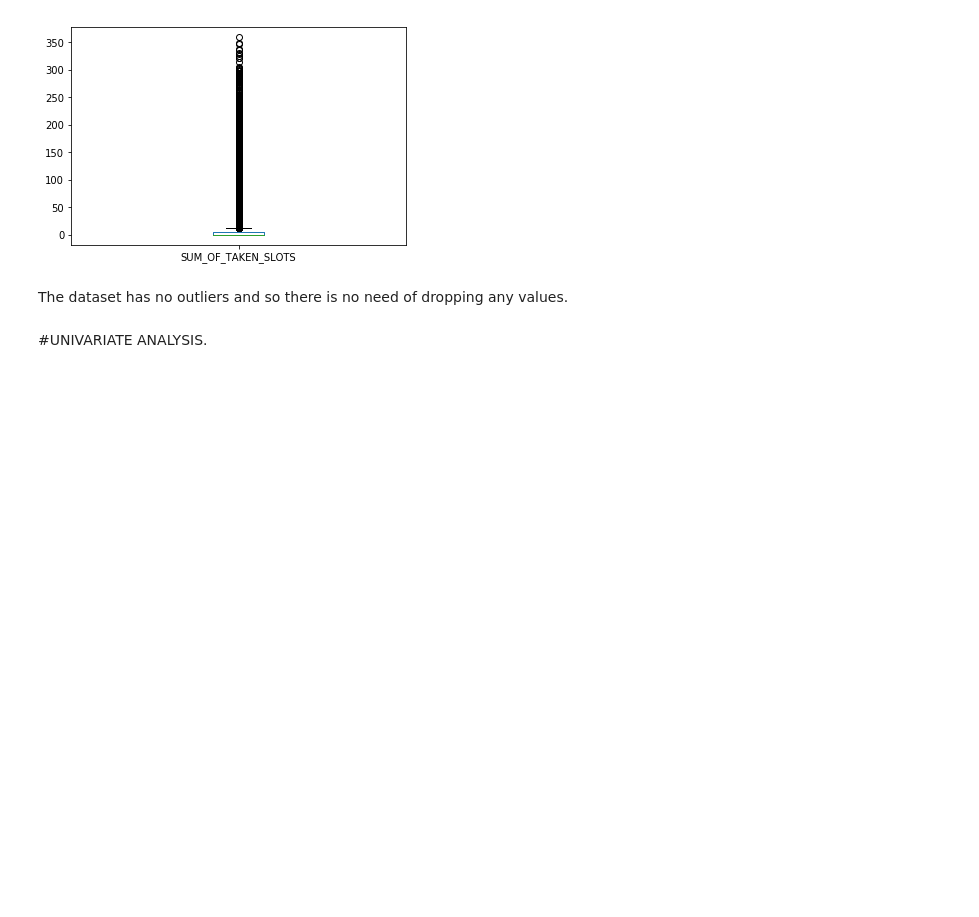
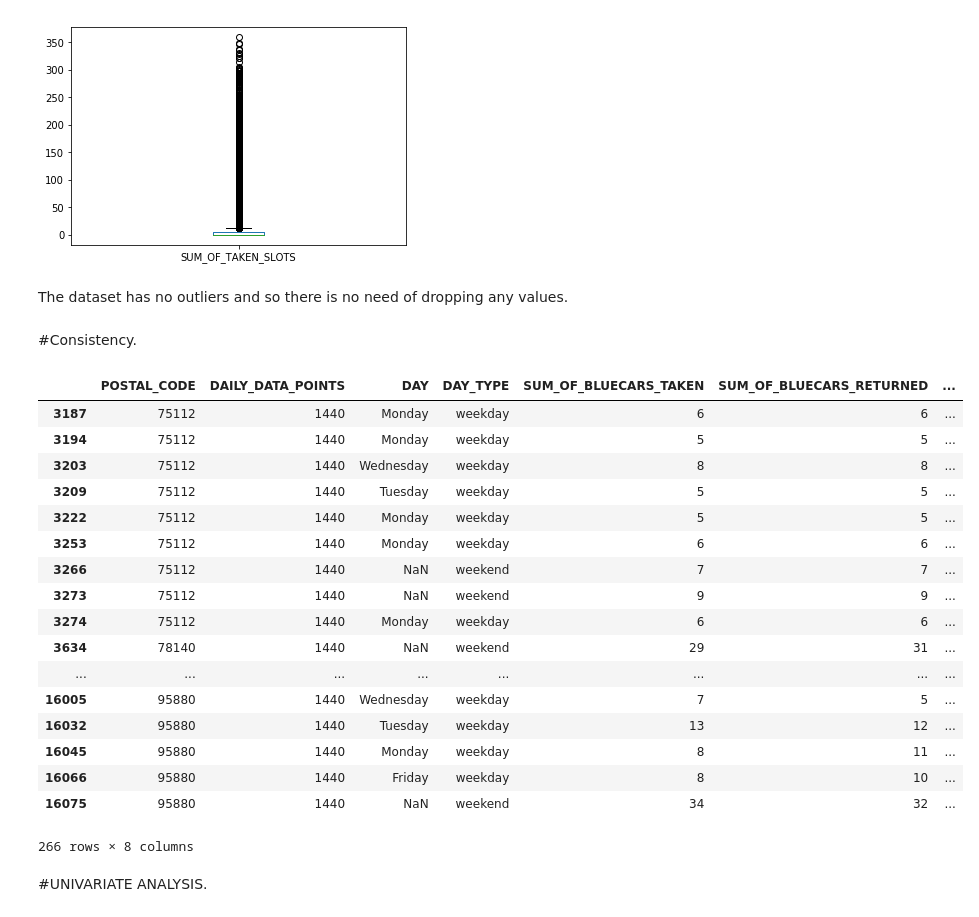
Before and after one commit to theBuluku/The-Autolib-Super-Project, a Jupyter notebook: The_Autolib_Super_Project.ipynb, the cells around one changed output. Cells and saved outputs as stored; diff of their text form; code cells hidden in the pictures; blank space fills up the shorter version.

```diff
--- a/The_Autolib_Super_Project.ipynb
+++ b/The_Autolib_Super_Project.ipynb
@@ -209,6 +209,31 @@ autolib_dataset['SUM_OF_TAKEN_SLOTS'].plot(kind='box')
 [figure]
 # %% [markdown]
 The dataset has no outliers and so there is no need of dropping any values.
+# %% [markdown]
+#Consistency.
+# %%
+# Checking for and displaying duplicated rows
+#
+autolib_dataset[autolib_dataset.duplicated()]
+# %% [output]
+|  | POSTAL_CODE | DAILY_DATA_POINTS | DAY | DAY_TYPE | SUM_OF_BLUECARS_TAKEN | SUM_OF_BLUECARS_RETURNED | ... |
+| 3187 | 75112 | 1440 | Monday | weekday | 6 | 6 | ... |
+| 3194 | 75112 | 1440 | Monday | weekday | 5 | 5 | ... |
+| 3203 | 75112 | 1440 | Wednesday | weekday | 8 | 8 | ... |
+| 3209 | 75112 | 1440 | Tuesday | weekday | 5 | 5 | ... |
+| 3222 | 75112 | 1440 | Monday | weekday | 5 | 5 | ... |
+| 3253 | 75112 | 1440 | Monday | weekday | 6 | 6 | ... |
+| 3266 | 75112 | 1440 | NaN | weekend | 7 | 7 | ... |
+| 3273 | 75112 | 1440 | NaN | weekend | 9 | 9 | ... |
+| 3274 | 75112 | 1440 | Monday | weekday | 6 | 6 | ... |
+| 3634 | 78140 | 1440 | NaN | weekend | 29 | 31 | ... |
+| ... | ... | ... | ... | ... | ... | ... | ... |
+| 16005 | 95880 | 1440 | Wednesday | weekday | 7 | 5 | ... |
+| 16032 | 95880 | 1440 | Tuesday | weekday | 13 | 12 | ... |
+| 16045 | 95880 | 1440 | Monday | weekday | 8 | 11 | ... |
+| 16066 | 95880 | 1440 | Friday | weekday | 8 | 10 | ... |
+| 16075 | 95880 | 1440 | NaN | weekend | 34 | 32 | ... |
+266 rows × 8 columns
 # %% [markdown]
 #UNIVARIATE ANALYSIS.
 # %% [markdown]
```
